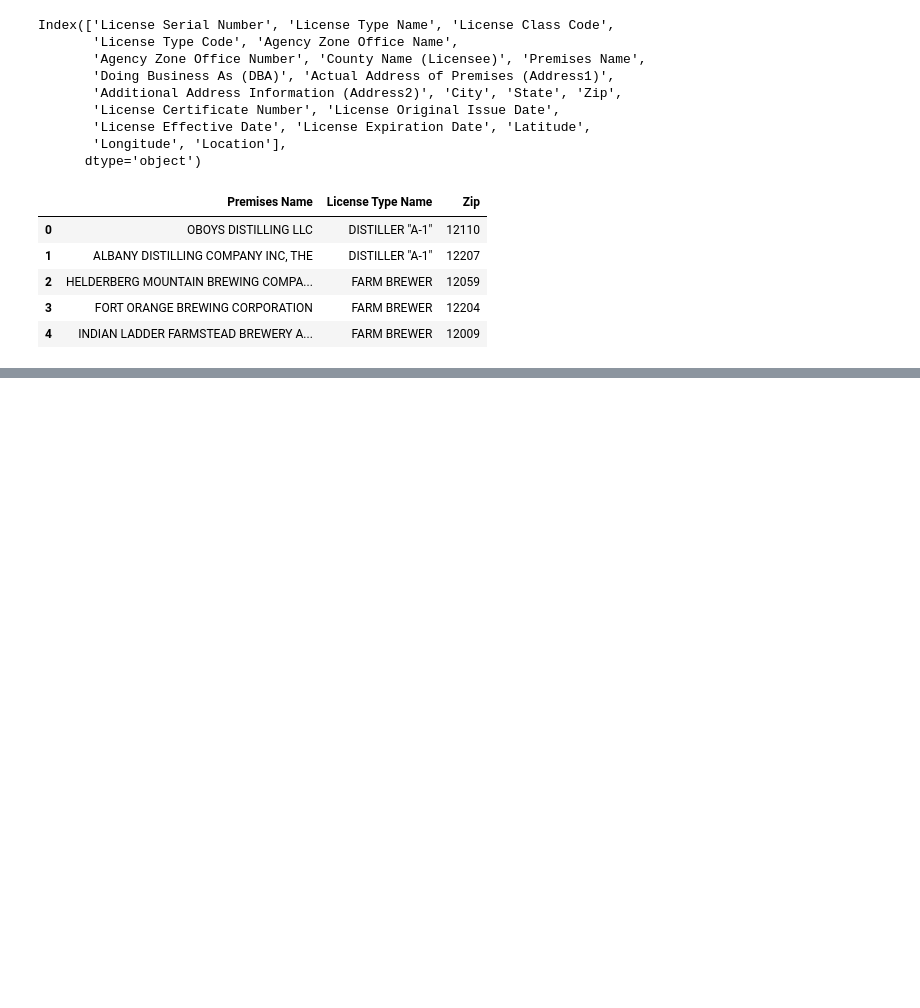
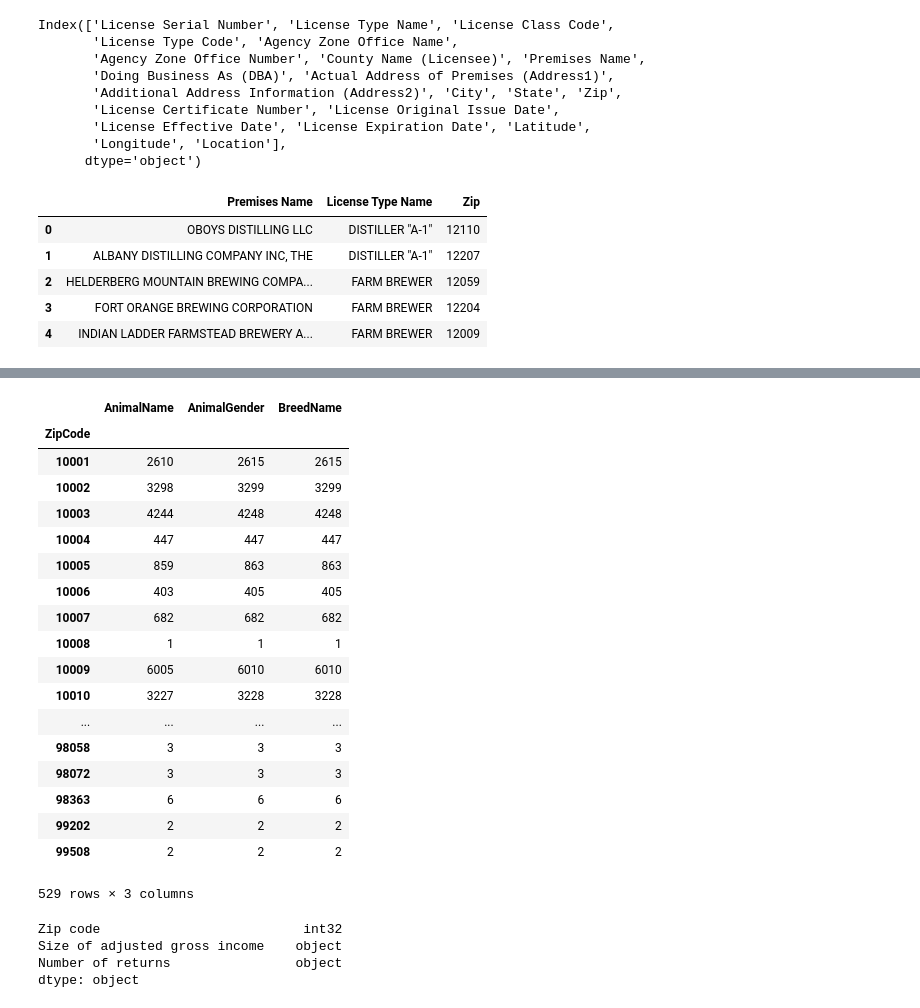
Before and after one commit to gesmith0606/three_stooges, a Jupyter notebook: code/ray_notebook.ipynb, the cells around one changed output, grey strips where cells are left out. Drawn from its saved outputs; the diff is of its cells as text; code cells hidden in the pictures; blank space fills up the shorter version.

```diff
--- a/code/ray_notebook.ipynb
+++ b/code/ray_notebook.ipynb
@@ -278,0 +361,29 @@ ny_wineries.head()
+# %%
+dogs.groupby('ZipCode').count()
+# %% [output]
+|  | AnimalName | AnimalGender | BreedName |
+| ZipCode |  |  |  |
+| 10001 | 2610 | 2615 | 2615 |
+| 10002 | 3298 | 3299 | 3299 |
+| 10003 | 4244 | 4248 | 4248 |
+| 10004 | 447 | 447 | 447 |
+| 10005 | 859 | 863 | 863 |
+| 10006 | 403 | 405 | 405 |
+| 10007 | 682 | 682 | 682 |
+| 10008 | 1 | 1 | 1 |
+| 10009 | 6005 | 6010 | 6010 |
+| 10010 | 3227 | 3228 | 3228 |
+| ... | ... | ... | ... |
+| 98058 | 3 | 3 | 3 |
+| 98072 | 3 | 3 | 3 |
+| 98363 | 6 | 6 | 6 |
+| 99202 | 2 | 2 | 2 |
+| 99508 | 2 | 2 | 2 |
+529 rows × 3 columns
+# %%
+income_2011.dtypes
+# %% [output]
+Zip code                          int32
+Size of adjusted gross income    object
+Number of returns                object
+dtype: object
```
Also changed, not shown: parts of 17 cells of this notebook.
